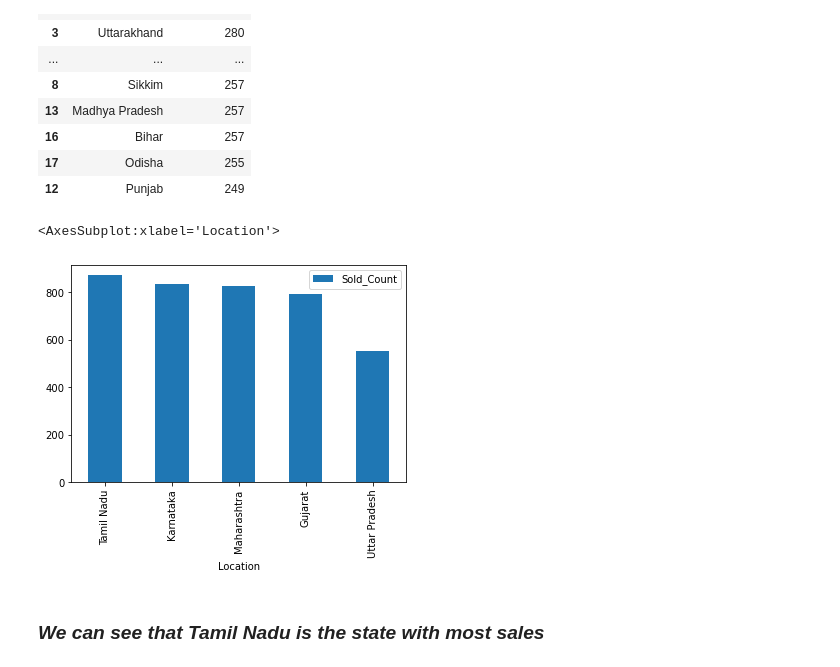
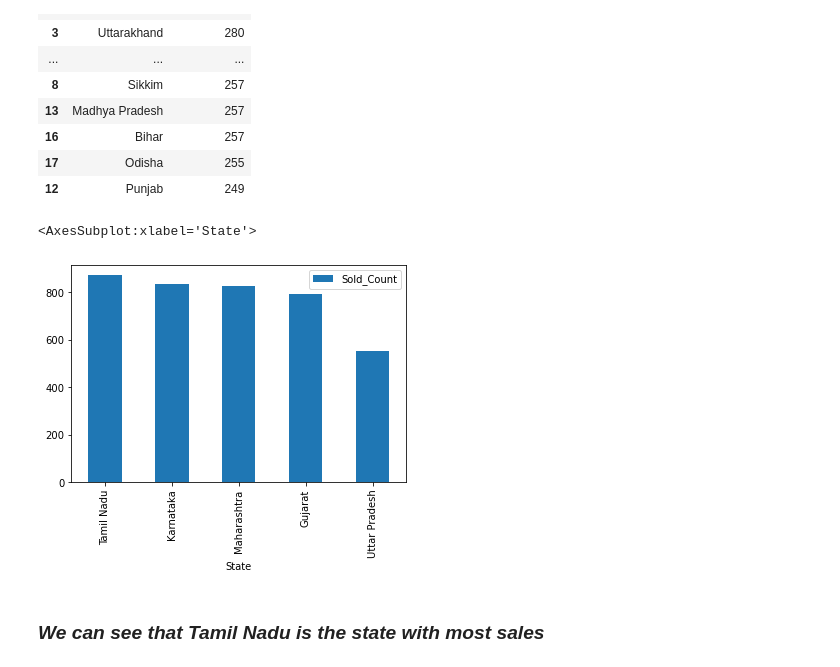
Before and after one commit to Pranshu-G/Capstone-Project-3, a Jupyter notebook: Project_Final.ipynb, the cells around one changed output. Drawn from its saved outputs; the diff is of its cells as text; code cells hidden in the pictures.

```diff
--- a/Project_Final.ipynb
+++ b/Project_Final.ipynb
@@ -200,7 +200,7 @@ df_CityData = pd.merge(df_StateData,df_City,on='City_Code')
 # %%
 State_List = []
 for i in range(0,7906):
-    State_List.append(df_mergedData['State_Name'][i])
+    State_List.append(df_StateData['State_Name'][i])
 # %%
 State_Dict = {}
 for x in State_List:
@@ -256,10 +256,10 @@ sortedState
 | 17 | Odisha | 255 |
 | 12 | Punjab | 249 |
 # %%
-sortedState.iloc[:5,:].plot(kind = 'bar', xlabel ='Location', x = 'Location')
+sortedState.iloc[:5,:].plot(kind = 'bar', xlabel ='State', x = 'State')
 # %% [output]
-<AxesSubplot:xlabel='Location'>
+<AxesSubplot:xlabel='State'>
-[figure, old version]
+[figure, new version]
 # %% [markdown]
 ### *We can see that Tamil Nadu is the state with most sales*
 # %%
```
Also changed, not shown: parts of 5 cells of this notebook.
